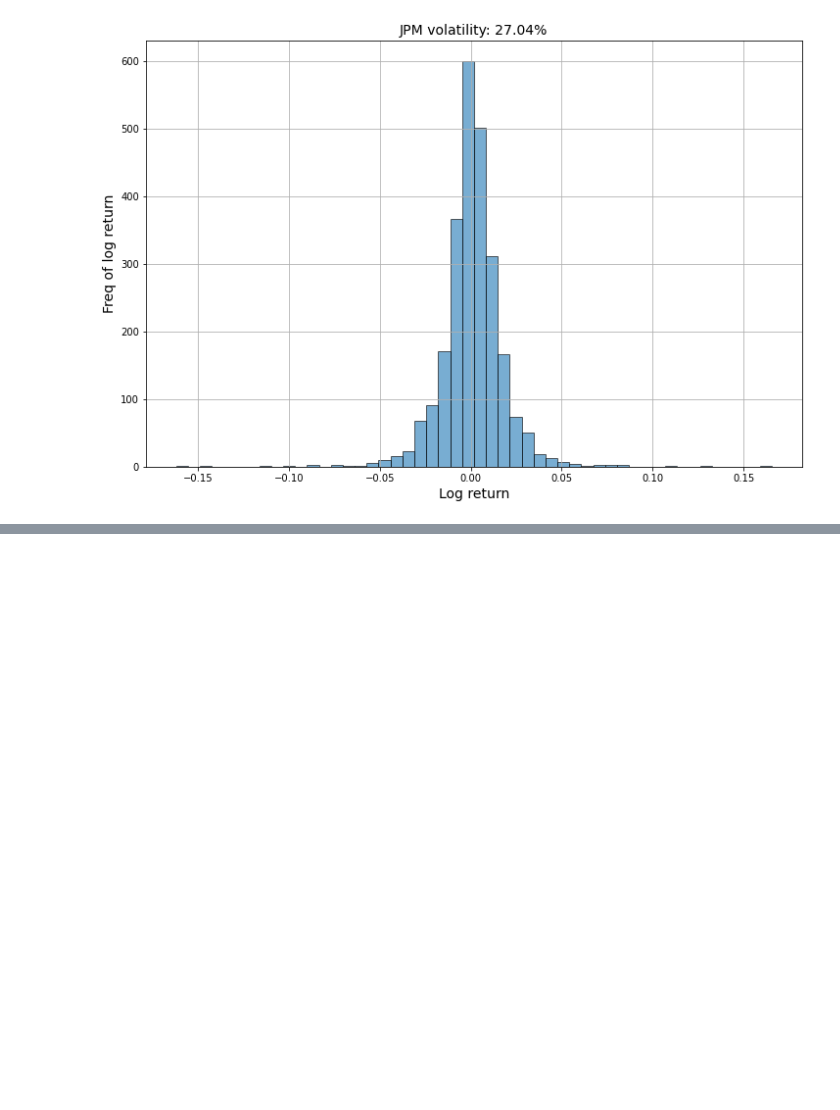
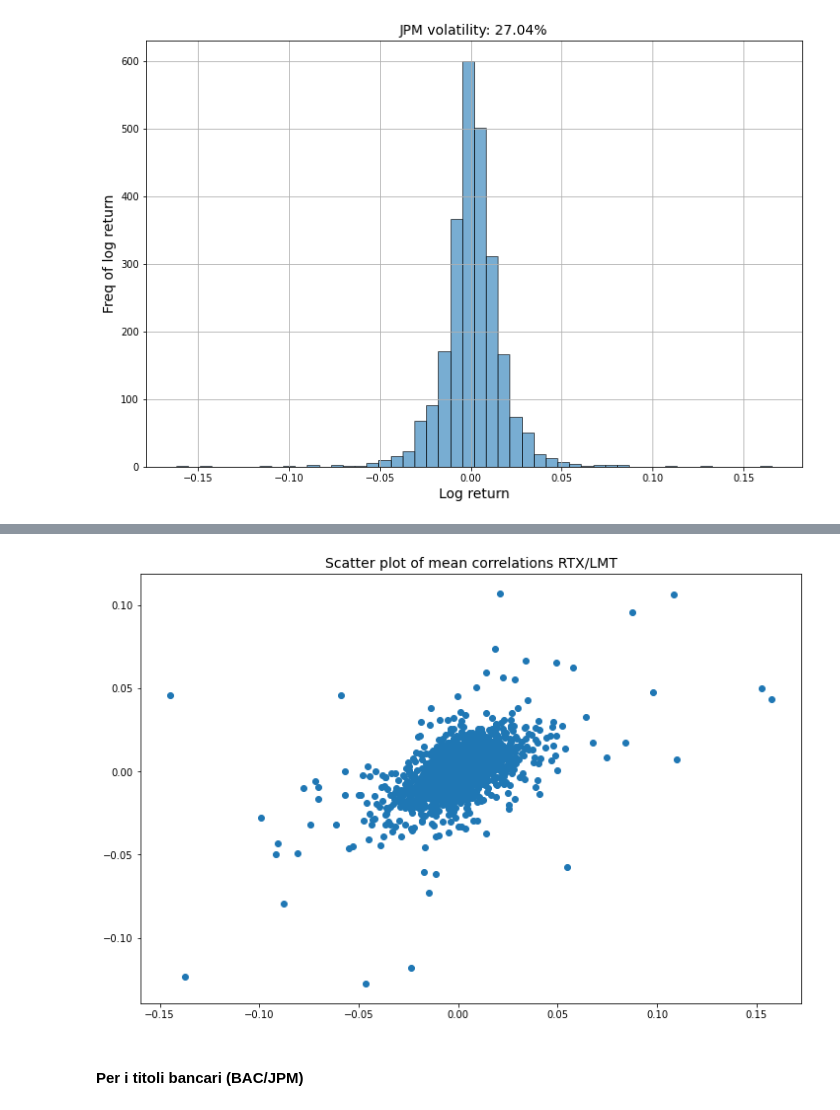
Before and after one commit to tommcamm/BISF-Project, a Jupyter notebook: python/Notebook del progetto.ipynb, the cells around one changed output, grey strips where cells are left out. Saved outputs shown, nothing was run; the diff lists cells and outputs as text; code cells hidden in the pictures; blank space fills up the shorter version.

```diff
--- a/python/Notebook del progetto.ipynb
+++ b/python/Notebook del progetto.ipynb
@@ -1320,0 +1273,11 @@ plt.show()
+# %%
+# Scatter plot (dispersione) delle correlazioni medie su titoli militari
+plt.figure(figsize=(12,8))
+plt.scatter(mil_returns['RTX'],mil_returns['LMT'])
+plt.title("Scatter plot of mean correlations RTX/LMT", fontsize=14)
+
+plt.show()
+# %% [output]
+[figure, added]
+# %% [markdown]
+#### Per i titoli bancari (BAC/JPM)
```
Also changed, not shown: parts of 37 cells of this notebook, 11 other files.
